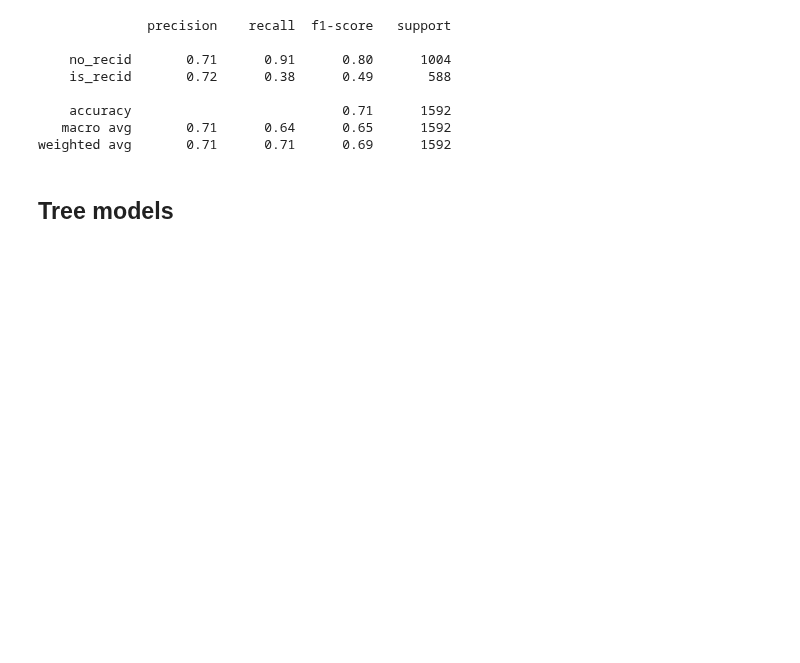
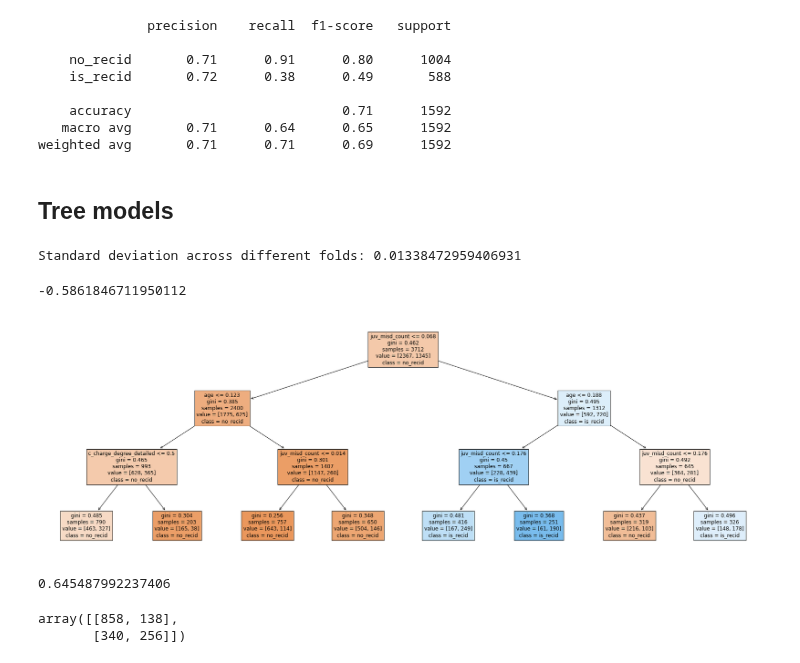
Before and after one commit to Heity94/Compas-recidivism-analysis, a Jupyter notebook: notebooks/Philipp/Data_preprocessing_Philipp.ipynb, the cells around one changed output. Saved outputs shown, nothing was run; the diff lists cells and outputs as text; code cells hidden in the pictures; blank space fills up the shorter version.

Commit message:
Create simple Tree model

```diff
--- a/notebooks/Philipp/Data_preprocessing_Philipp.ipynb
+++ b/notebooks/Philipp/Data_preprocessing_Philipp.ipynb
@@ -771,5 +772,35 @@ print(classification_report(y_test, y_pred, target_names=["no_recid", "is_recid"
     accuracy                           0.71      1592
    macro avg       0.71      0.64      0.65      1592
 weighted avg       0.71      0.71      0.69      1592
-# %% [markdown]
-## Tree models
+# %% [markdown]
+## Tree models
+# %%
+tree_model = DecisionTreeClassifier(max_depth=3)
+pipe_tree = make_pipeline(preproc, tree_model)
+score_tree = cross_val_score(pipe_tree, X_train, y_train, cv=10, scoring="neg_log_loss")
+print("Standard deviation across different folds:", score_tree.std())
+score_tree.mean()
+# %% [output]
+Standard deviation across different folds: 0.01338472959406931
+-0.5861846711950112
+# %%
+tree_base = pipe_tree.fit(X_train, y_train)
+# %%
+plt.figure(figsize=(30,10))
+plot_tree(tree_base["decisiontreeclassifier"],
+          feature_names=X_train.columns,
+          class_names=["no_recid", "is_recid"],
+          filled=True);
+# %% [output]
+[figure, added]
+# %%
+y_pred = tree_base.predict(X_test)
+
+roc_auc_score(y_test, y_pred)
+# %% [output]
+0.645487992237406
+# %%
+confusion_matrix(y_test, y_pred)
+# %% [output]
+array([[858, 138],
+       [340, 256]])
```
Also changed, not shown: parts of 86 cells of this notebook.
